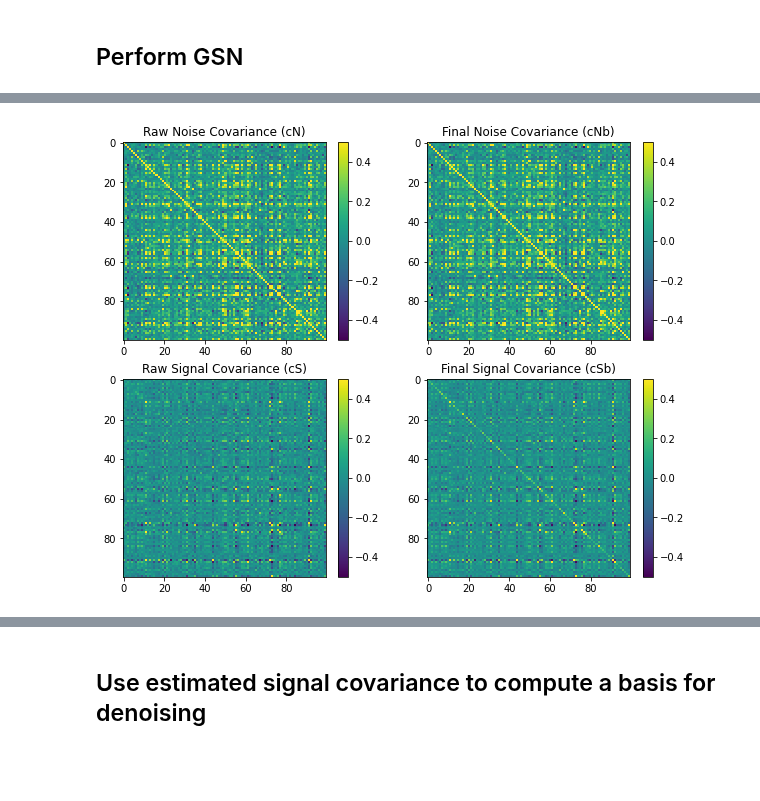
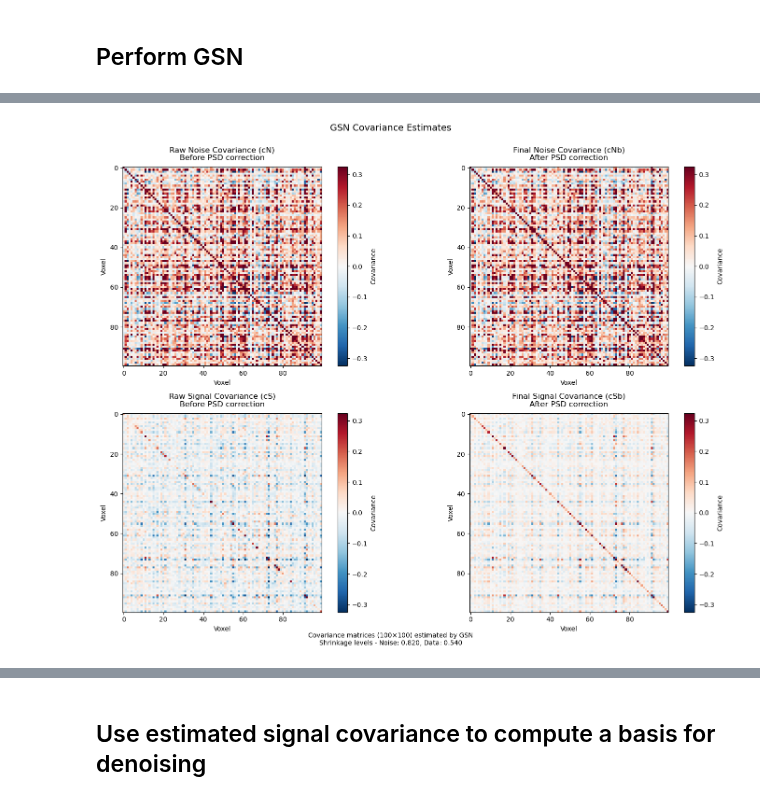
Before and after one commit to cvnlab/GSN, a Jupyter notebook: examples/example2.ipynb, the cells around one changed output, grey strips where cells are left out. Cells and saved outputs as stored; diff of their text form; code cells hidden in the pictures; blank space fills up the shorter version.

```diff
--- a/examples/example2.ipynb
+++ b/examples/example2.ipynb
@@ -96,34 +225,67 @@ Performing Monte Carlo simulations...done.
 # %%
-# Define the range for color limits in visualizations
-rng = [-0.5, 0.5]
+# Create a function for better subplot formatting
+def format_covariance_plot(ax, matrix, title, vmin, vmax):
+    """Helper function to format covariance matrix plots consistently."""
+    im = ax.imshow(matrix, vmin=vmin, vmax=vmax,
+                   aspect='equal', interpolation='nearest', cmap='RdBu_r')
+    ax.set_title(title, pad=10)
+    ax.set_xlabel('Voxel')
+    ax.set_ylabel('Voxel')
+    return im
 
-# Create a figure for visualizing covariance estimates
-plt.figure(figsize=(10, 8))
+# Set up the visualization parameters
+fig = plt.figure(figsize=(15, 12))
+fig.suptitle('GSN Covariance Estimates', fontsize=14, y=0.95)
 
-# Noise covariance estimate
-plt.subplot(2, 2, 1)
-plt.imshow(results['cN'], vmin=rng[0], vmax=rng[1], aspect='auto', interpolation='none')
-plt.colorbar()
-plt.title('Raw Noise Covariance (cN)')
+# Determine color range based on data
+all_covs = np.concatenate([results['cN'].flatten(),
+                          results['cNb'].flatten(),
+                          results['cS'].flatten(),
+                          results['cSb'].flatten()])
+vmax = np.percentile(np.abs(all_covs), 95)  # Use 95th percentile for better contrast
+vrange = [-vmax, vmax]
 
-# Final noise covariance estimate
-plt.subplot(2, 2, 2)
-plt.imshow(results['cNb'], vmin=rng[0], vmax=rng[1], aspect='auto', interpolation='none')
-plt.colorbar()
-plt.title('Final Noise Covariance (cNb)')
+# Create subplots
+axes = []
+titles = [
+    ('Raw Noise Covariance (cN)\nBefore PSD correction', results['cN']),
+    ('Final Noise Covariance (cNb)\nAfter PSD correction', results['cNb']),
+    ('Raw Signal Covariance (cS)\nBefore PSD correction', results['cS']),
+    ('Final Signal Covariance (cSb)\nAfter PSD correction', results['cSb'])
+]
 
-# Signal covariance estimate
-plt.subplot(2, 2, 3)
-plt.imshow(results['cS'], vmin=rng[0], vmax=rng[1], aspect='auto', interpolation='none')
-plt.colorbar()
-plt.title('Raw Signal Covariance (cS)')
+for idx, (title, matrix) in enumerate(titles, 1):
+    ax = plt.subplot(2, 2, idx)
+    im = format_covariance_plot(ax, matrix, title, vrange[0], vrange[1])
 
-# Final signal covariance estimate
-plt.subplot(2, 2, 4)
-plt.imshow(results['cSb'], vmin=rng[0], vmax=rng[1], aspect='auto', interpolation='none')
-plt.colorbar()
-plt.title('Final Signal Covariance (cSb)')
+    # Add colorbar
+    plt.colorbar(im, ax=ax, label='Covariance')
+
+
+# Adjust layout
+plt.tight_layout(rect=[0, 0.03, 1, 0.95])
+
+# Add overall caption
+caption = (
+    f"Covariance matrices ({nvox}×{nvox}) estimated by GSN\n"
+    f"Shrinkage levels - Noise: {results['shrinklevelN']:.3f}, Data: {results['shrinklevelD']:.3f}"
+)
+plt.figtext(0.5, 0.02, caption, ha='center', fontsize=10)
 
 plt.show()
+
+# Print additional information about the matrices
+print("\nMatrix Properties:")
+print("├── Positive Semi-Definite Check:")
+for name, mat in [('cN', results['cN']), ('cNb', results['cNb']),
+                 ('cS', results['cS']), ('cSb', results['cSb'])]:
+    eigvals = np.linalg.eigvalsh(mat)
+    is_psd = np.all(eigvals >= -1e-10)  # Allow for numerical precision issues
+    print(f"│   ├── {name}: {'✓' if is_psd else '✗'} (min eigenvalue: {eigvals.min():.2e})")
+print("└── Condition Numbers:")
+for name, mat in [('cN', results['cN']), ('cNb', results['cNb']),
+                 ('cS', results['cS']), ('cSb', results['cSb'])]:
+    cond = np.linalg.cond(mat)
+    print(f"    ├── {name}: {cond:.2e}")
 # %% [output]
-[figure, old version]
+[figure, new version]
```
Also changed, not shown: parts of 16 cells of this notebook.
